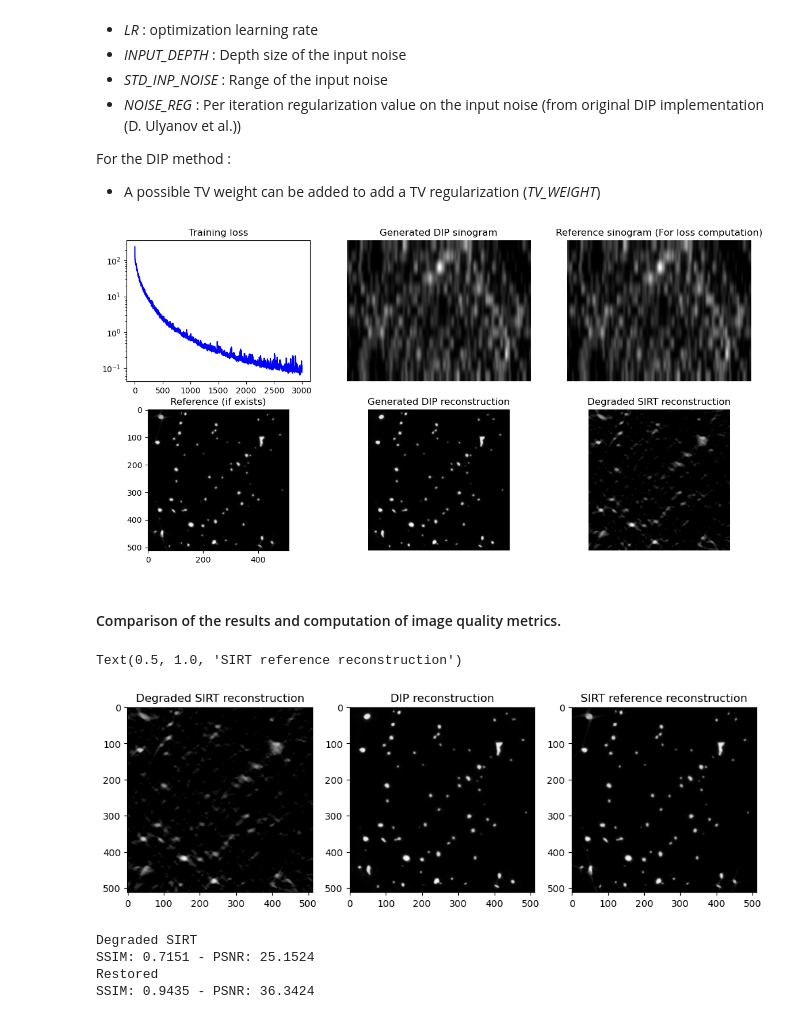
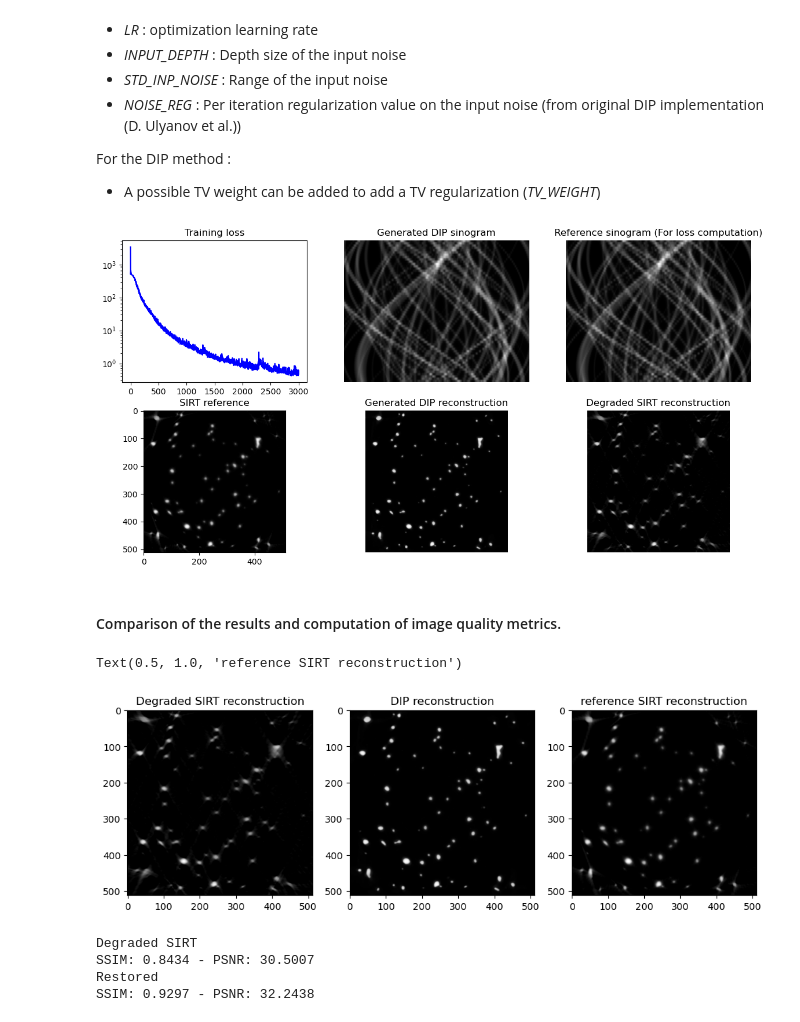
Before and after one commit to CEA-MetroCarac/DL_etomo, a Jupyter notebook: Notebooks/Simulated/simu_dip_reconstruction.ipynb, the cells around one changed output. Cells and saved outputs as stored; diff of their text form; code cells hidden in the pictures.

```diff
--- a/Notebooks/Simulated/simu_dip_reconstruction.ipynb
+++ b/Notebooks/Simulated/simu_dip_reconstruction.ipynb
@@ -68,3 +43,31 @@ degraded_sirt = Radon2D(angle=np.deg2rad(THETA), size=512).backward_sirt_ts(degr
+# %%
+# 1, 2 or 3 corresponding to acquisition range -60:2:+60, -60:10:+60 and -30:2:+30 respectively
+ACQUISITION_CASE = 1
+IMG_SIZE = 512
+
+
+# Degraded sinogram & reconstruction
+with open(f'../../Data/Angles/angles_{ACQUISITION_CASE}.txt') as file:
+    ANGLE = np.array([int(line.strip()) for line in file])
+
+degraded_sinogram = imread(f'../../Data/Simulated/Sinograms/simulated_{ACQUISITION_CASE}.tif')
+degraded_sinogram = torch.from_numpy(degraded_sinogram).type(dtype)
+
+radon_op_degraded = Radon2D(angle=np.deg2rad(ANGLE), size=IMG_SIZE)
+sirt_degraded = radon_op_degraded.backward_sirt_ts(degraded_sinogram)
+sirt_degraded = normalize(sirt_degraded)
+
+
+# Reference sinogram & reconstruction
+with open(f'../../Data/Angles/angles_reference.txt') as file:
+    ANGLE_reference = np.array([int(line.strip()) for line in file])
+
+reference_sinogram = imread(f'../../Data/Simulated/Sinograms/simulated_reference.tif')
+reference_sinogram = torch.from_numpy(reference_sinogram).type(dtype)
+
+radon_op_reference = Radon2D(angle=np.deg2rad(ANGLE_reference), size=IMG_SIZE)
+sirt_reference = radon_op_reference.backward_sirt_ts(reference_sinogram)
+sirt_reference = normalize(sirt_reference)
 # %%
 fig, ((ax0, ax1)) = plt.subplots(1, 2, figsize = (7,3))
 
@@ -106,36 +109,36 @@ network = model_unet(input_shape=INPUT_DEPTH, output_shape=1,
                      ).to('cuda').type(dtype)
 # %%
 output = dip_reconstruction(NUM_ITER, LR, 512, STD_INP_NOISE, NOISE_REG,
-                            np.flip(THETA), INPUT_DEPTH,
-                            degraded_sino, degraded_sirt, reference_sirt, network, DISPLAY=True,
+                            np.flip(ANGLE), INPUT_DEPTH, network,
+                            degraded_sinogram, sirt_degraded, sirt_reference, DISPLAY=True,
                             SHOW_EVERY=100, tv_weight=TV_WEIGHT)
 
 best_loss   = output['best_loss']
 best_output = output['best_output']
 best_i      = output['best_i']
 loss_values = output['loss_values']
 net_trained = output['net']
 best_input  = output['best_input']
 # %% [output]
-[figure, old version]
+[figure, new version]
 # %% [markdown]
 #### Comparison of the results and computation of image quality metrics.
 # %%
 fig, ((ax0, ax1, ax2)) = plt.subplots(1, 3, figsize = (12,8))
-ax0.imshow(simplify(degraded_sirt))
+ax0.imshow(simplify(sirt_degraded))
 ax0.set_title('Degraded SIRT reconstruction')
 ax1.imshow(simplify(best_output))
 ax1.set_title('DIP reconstruction')
-ax2.imshow(simplify(reference_sirt))
-ax2.set_title('SIRT reference reconstruction')
+ax2.imshow(simplify(sirt_reference))
+ax2.set_title('reference SIRT reconstruction')
 # %% [output]
-Text(0.5, 1.0, 'SIRT reference reconstruction')
+Text(0.5, 1.0, 'reference SIRT reconstruction')
 [figure]
 # %%
 # Computation of image quality metrics on the SIRT reconstruction and the restored images
 
-ref = to8bit(reference_sirt)
-sirt = to8bit(degraded_sirt)
+ref = to8bit(sirt_reference)
+sirt = to8bit(sirt_degraded)
 dip = to8bit(best_output)
 
 ssim_sirt = ssim(ref, sirt)
@@ -149,6 +152,6 @@ print('Restored')
 print(f'SSIM: {ssim_dip:.4f} - PSNR: {psnr_dip:.4f}')
 # %% [output]
 Degraded SIRT
-SSIM: 0.7151 - PSNR: 25.1524
+SSIM: 0.8434 - PSNR: 30.5007
 Restored
-SSIM: 0.9435 - PSNR: 36.3424
+SSIM: 0.9297 - PSNR: 32.2438
```
Also changed, not shown: parts of 3 cells of this notebook, 15 other files.
